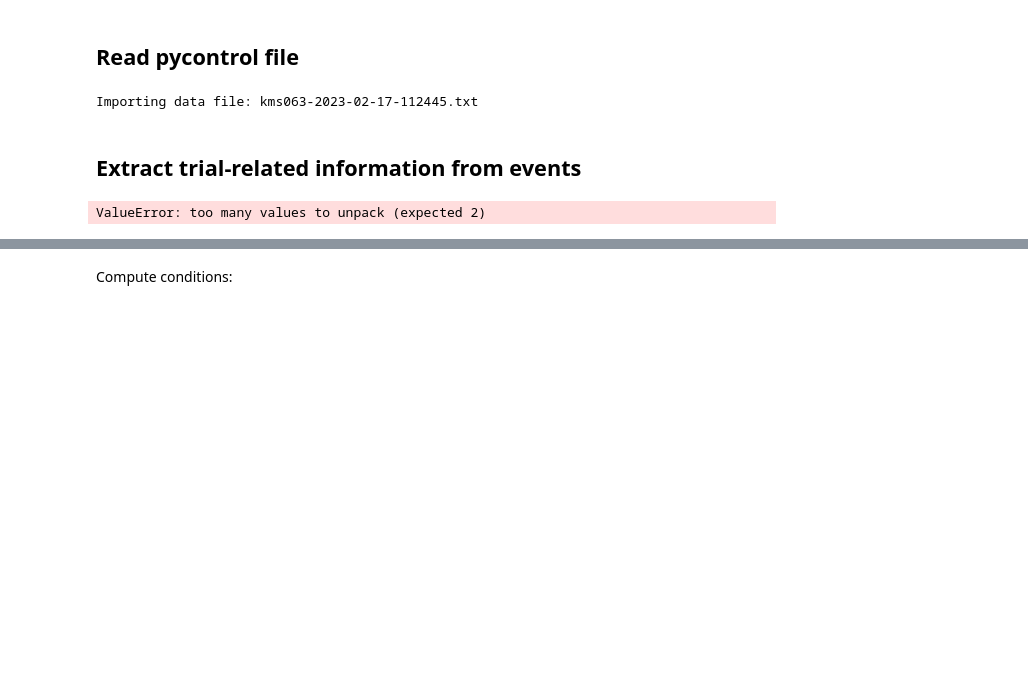
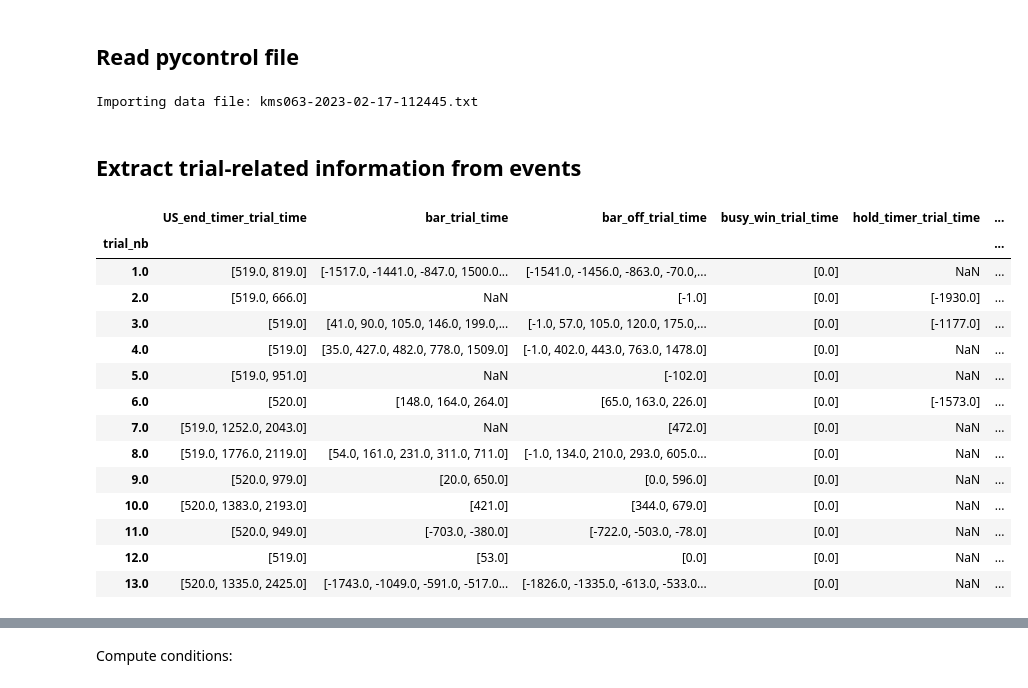
Before and after one commit to juliencarponcy/trialexp, a Jupyter notebook: notebooks/noncanonical/single_session_analsysis/Convert dataset.ipynb, the cells around one changed output, grey strips where cells are left out. Cells and saved outputs as stored; diff of their text form; code cells hidden in the pictures; blank space fills up the shorter version.

```diff
--- a/notebooks/noncanonical/single_session_analsysis/Convert dataset.ipynb
+++ b/notebooks/noncanonical/single_session_analsysis/Convert dataset.ipynb
@@ -46,13 +51,22 @@ session_time = datetime.strptime(df_events.attrs['Start date'], '%Y/%m/%d %H:%M:
 # %% [markdown]
 ## Extract trial-related information from events
 # %%
-trial_window = [-2000, 4000]
-timelim = [1000, 4000] # in ms
-
-conditions, triggers, events_to_process = Session.get_task_specs(tasks, task_name)
-
-df_events_trials, df_events = extract_trial_by_trigger(df_events, triggers[0], conditions+events_to_process,
-                                            trial_window, 'test', session_time)
-df_events_trials.head()
+df_events_trials, df_events = extract_trial_by_trigger(df_pycontrol, triggers[0], conditions+events_to_process,
+                                            trial_window, subjectID, session_time)
+df_events_trials
 # %% [output]
-ValueError: too many values to unpack (expected 2)
+|  | US_end_timer_trial_time | bar_trial_time | bar_off_trial_time | busy_win_trial_time | hold_timer_trial_time | ... |
+| trial_nb |  |  |  |  |  | ... |
+| 1.0 | [519.0, 819.0] | [-1517.0, -1441.0, -847.0, 1500.0... | [-1541.0, -1456.0, -863.0, -70.0,... | [0.0] | NaN | ... |
+| 2.0 | [519.0, 666.0] | NaN | [-1.0] | [0.0] | [-1930.0] | ... |
+| 3.0 | [519.0] | [41.0, 90.0, 105.0, 146.0, 199.0,... | [-1.0, 57.0, 105.0, 120.0, 175.0,... | [0.0] | [-1177.0] | ... |
+| 4.0 | [519.0] | [35.0, 427.0, 482.0, 778.0, 1509.0] | [-1.0, 402.0, 443.0, 763.0, 1478.0] | [0.0] | NaN | ... |
+| 5.0 | [519.0, 951.0] | NaN | [-102.0] | [0.0] | NaN | ... |
+| 6.0 | [520.0] | [148.0, 164.0, 264.0] | [65.0, 163.0, 226.0] | [0.0] | [-1573.0] | ... |
+| 7.0 | [519.0, 1252.0, 2043.0] | NaN | [472.0] | [0.0] | NaN | ... |
+| 8.0 | [519.0, 1776.0, 2119.0] | [54.0, 161.0, 231.0, 311.0, 711.0] | [-1.0, 134.0, 210.0, 293.0, 605.0... | [0.0] | NaN | ... |
+| 9.0 | [520.0, 979.0] | [20.0, 650.0] | [0.0, 596.0] | [0.0] | NaN | ... |
+| 10.0 | [520.0, 1383.0, 2193.0] | [421.0] | [344.0, 679.0] | [0.0] | NaN | ... |
+| 11.0 | [520.0, 949.0] | [-703.0, -380.0] | [-722.0, -503.0, -78.0] | [0.0] | NaN | ... |
+| 12.0 | [519.0] | [53.0] | [0.0] | [0.0] | NaN | ... |
+| 13.0 | [520.0, 1335.0, 2425.0] | [-1743.0, -1049.0, -591.0, -517.0... | [-1826.0, -1335.0, -613.0, -533.0... | [0.0] | NaN | ... |
```
Also changed, not shown: parts of 7 cells of this notebook.
